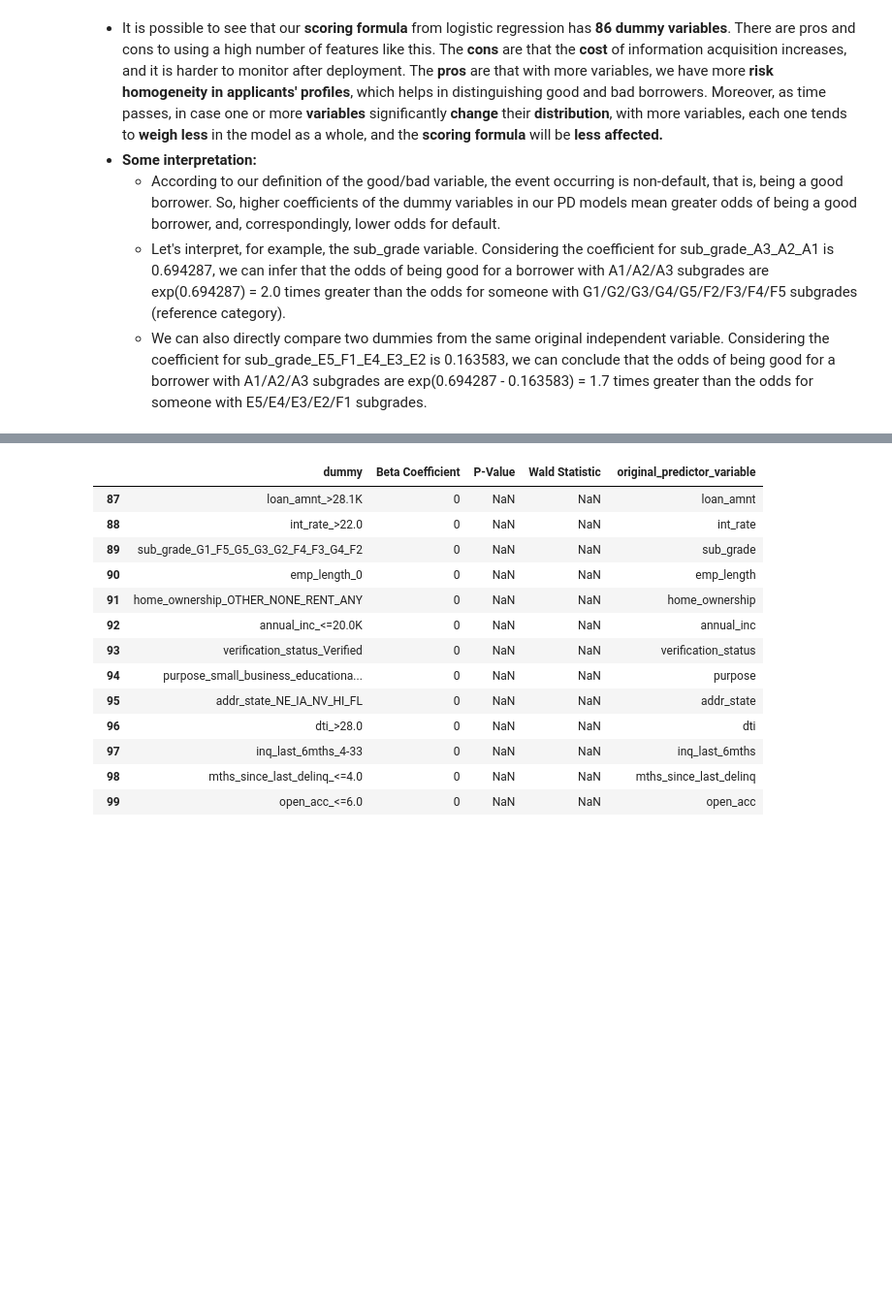
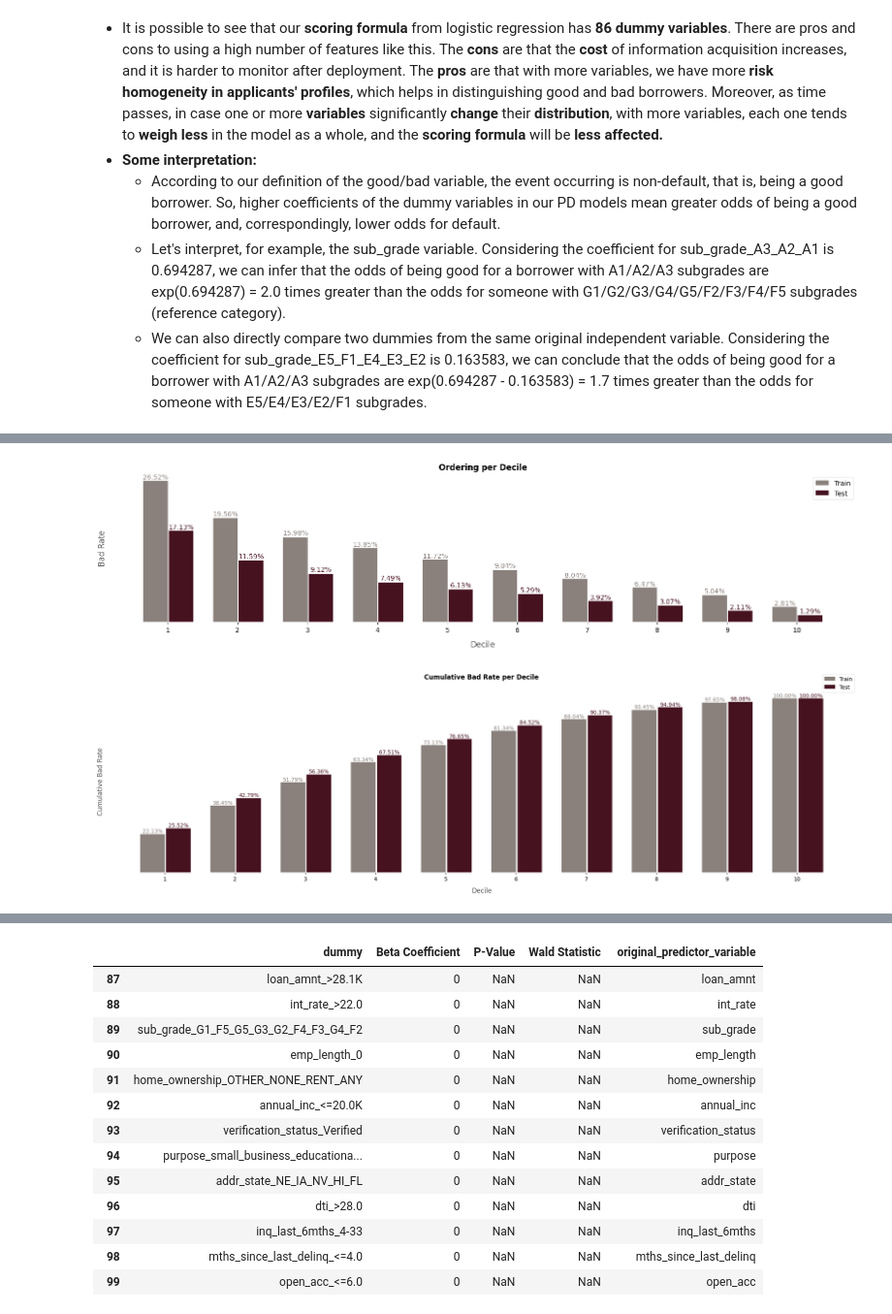
Before and after one commit to allmeidaapedro/Lending-Club-Credit-Scoring, a Jupyter notebook: notebooks/3_pd_modeling.ipynb, the cells around one changed output, grey strips where cells are left out. Shown at 97% size. Cells and saved outputs as stored; diff of their text form; code cells hidden in the pictures; blank space fills up the shorter version.

```diff
--- a/notebooks/3_pd_modeling.ipynb
+++ b/notebooks/3_pd_modeling.ipynb
@@ -531,0 +532,6 @@ probas_bad_train = 1 - probas_good_train
+# %%
+# Analyze whether the scores present ordering.
+train_scores_table, test_scores_table = deciles_scores_analysis(y_train, y_test, probas_good_train, probas_good_test)
+# %% [output]
+[figure, added]
+[figure, added]
```
Also changed, not shown: parts of 18 cells of this notebook, 2 other files.
